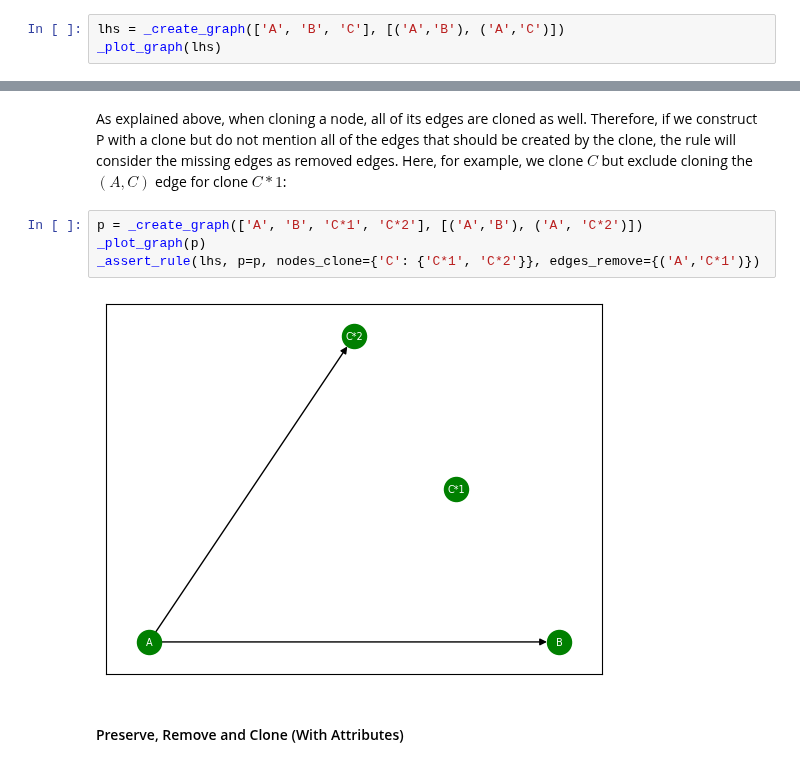
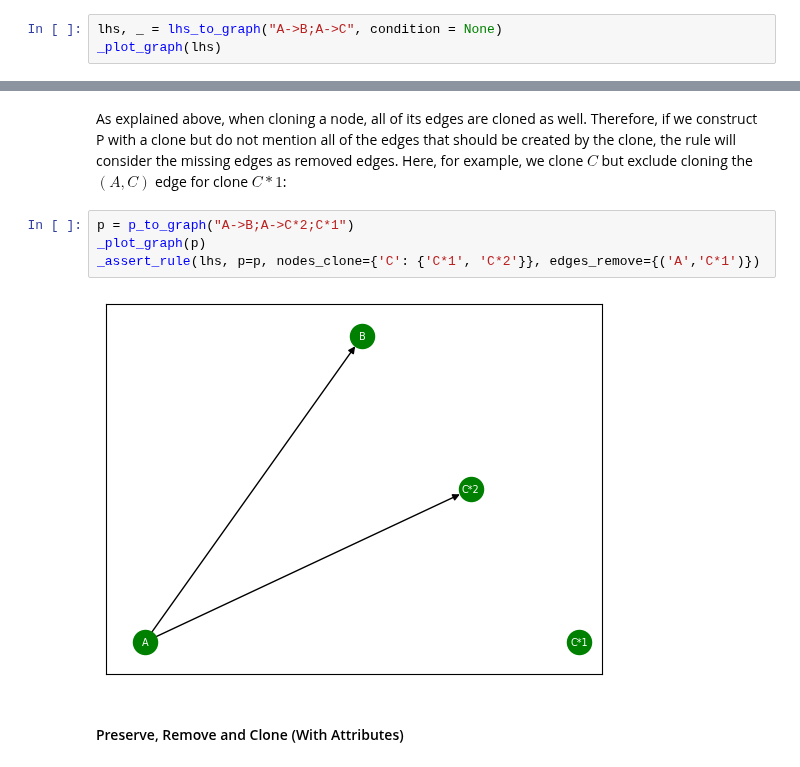
Before and after one commit to DeanLight/graph_rewrite, a Jupyter notebook: nbs/05_rules.ipynb, the cells around one changed output, grey strips where cells are left out. Saved outputs shown, nothing was run; the diff lists cells and outputs as text.

```diff
--- a/nbs/05_rules.ipynb
+++ b/nbs/05_rules.ipynb
@@ -560,7 +562,7 @@ def _assert_rule(lhs: DiGraph, p: DiGraph = None, rhs: DiGraph = None, merge_pol
 # %% [markdown]
 We begin by defining a simple LHS graph, a pattern without attributes at all:
 # %%
-lhs = _create_graph(['A', 'B', 'C'], [('A','B'), ('A','C')])
+lhs, _ = lhs_to_graph("A->B;A->C", condition = None)
 _plot_graph(lhs)
 # %% [output]
 [figure]
@@ -632,11 +631,11 @@ _assert_rule(lhs, p=p, nodes_clone={'A': {'A', 'A*3'}, 'B': {'B*9', 'B'}}, nodes
 # %% [markdown]
 As explained above, when cloning a node, all of its edges are cloned as well. Therefore, if we construct P with a clone but do not mention all of the edges that should be created by the clone, the rule will consider the missing edges as removed edges. Here, for example, we clone $C$ but exclude cloning the $(A,C)$ edge for clone $C*1$:
 # %%
-p = _create_graph(['A', 'B', 'C*1', 'C*2'], [('A','B'), ('A', 'C*2')])
+p = p_to_graph("A->B;A->C*2;C*1")
 _plot_graph(p)
 _assert_rule(lhs, p=p, nodes_clone={'C': {'C*1', 'C*2'}}, edges_remove={('A','C*1')})
 # %% [output]
-[figure, old version]
+[figure, new version]
 # %% [markdown]
 #### Preserve, Remove and Clone (With Attributes)
 # %% [markdown]
```
Also changed, not shown: parts of 32 cells of this notebook, 6 other files.
